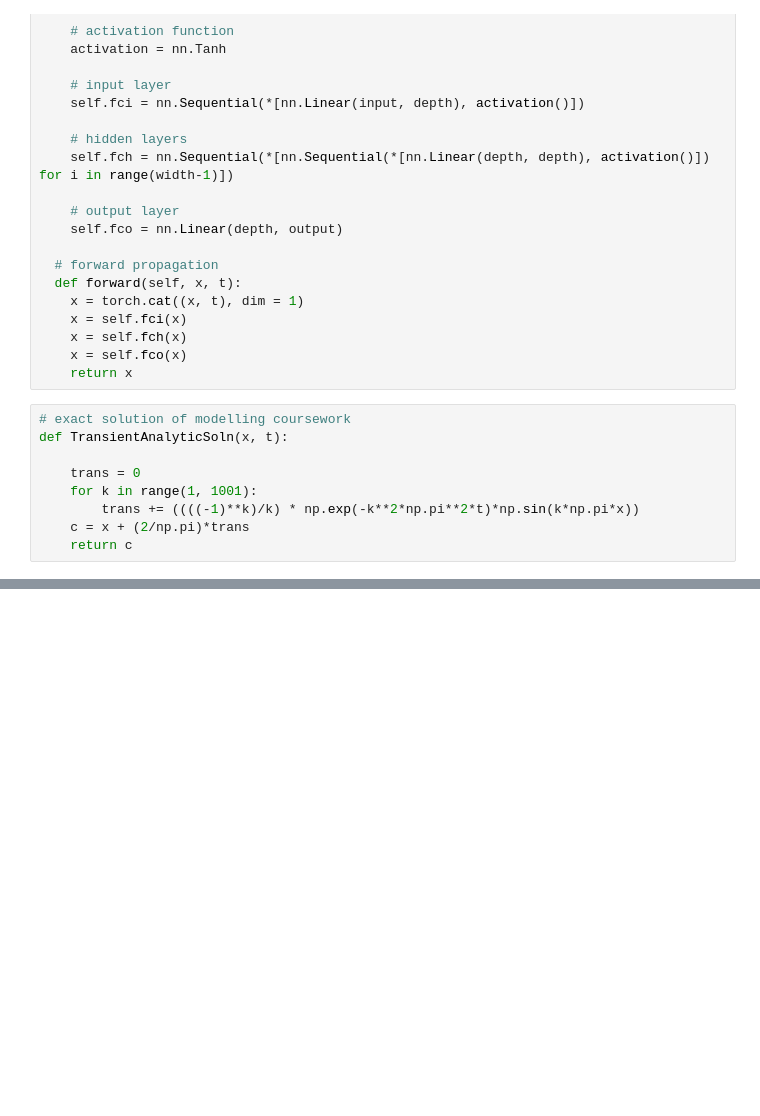
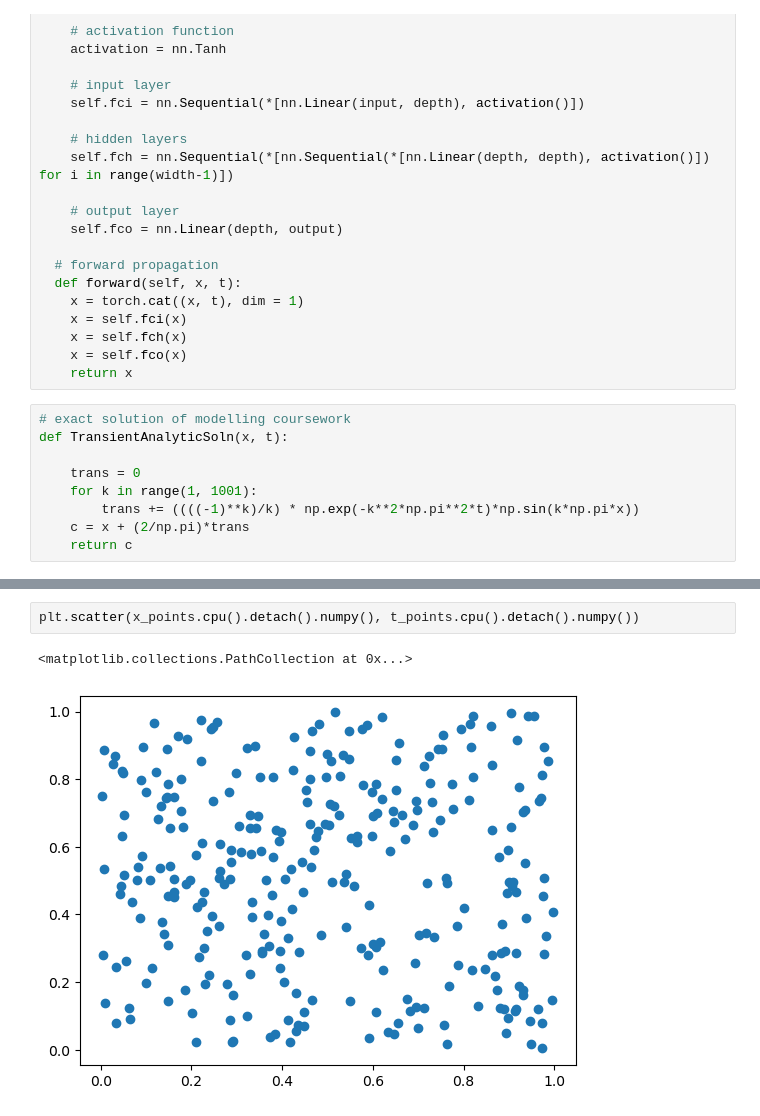
Before and after one commit to merdern/FYP, a Jupyter notebook: ConcPINN.ipynb, the cells around one changed output, grey strips where cells are left out. Drawn from its saved outputs; the diff is of its cells as text; blank space fills up the shorter version.

```diff
--- a/ConcPINN.ipynb
+++ b/ConcPINN.ipynb
@@ -317,0 +319,5 @@ NameError: name 'plt' is not defined
+# %%
+plt.scatter(x_points.cpu().detach().numpy(), t_points.cpu().detach().numpy())
+# %% [output]
+<matplotlib.collections.PathCollection at 0x...>
+[figure, added]
```
Also changed, not shown: parts of 4 cells of this notebook.
